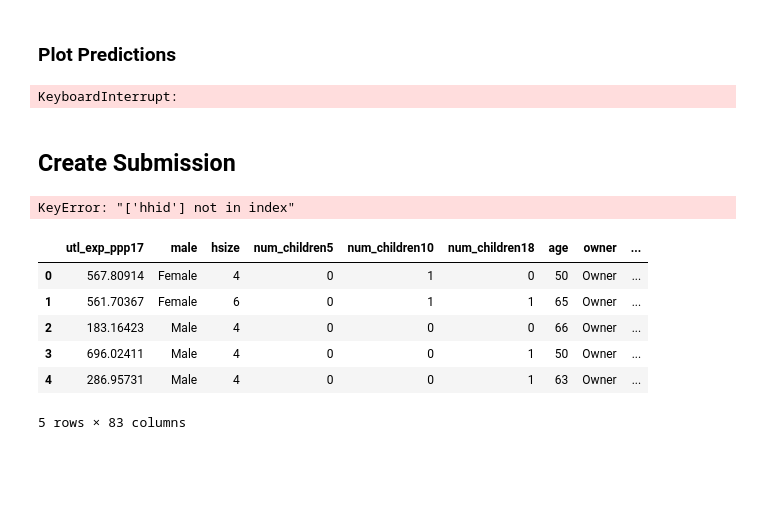
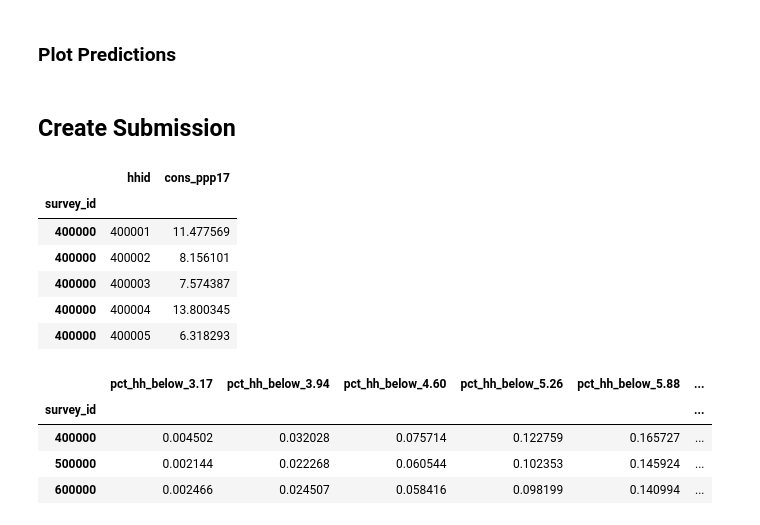
Before and after one commit to mj-datalab/poverty-prediction-challenge, a Jupyter notebook: notebooks/imputation_analysis.ipynb, the cells around one changed output. Drawn from its saved outputs; the diff is of its cells as text; code cells hidden in the pictures; blank space fills up the shorter version.

```diff
--- a/notebooks/imputation_analysis.ipynb
+++ b/notebooks/imputation_analysis.ipynb
@@ -269,40 +273,41 @@ final_model = search.best_estimator_  # pipeline with tuned hyperparameters
 final_model.fit(X_train, y_train, **{"model__sample_weight": weights})
 
 test_sub = test_data[["survey_id","hhid"]]
-test_sub = test_sub.rename(columns={"hhid": "household_id"})
 w_test = test_data[['survey_id','weight']]
 
 X_test = test_data.drop(columns=missing_percent.index.tolist())
 X_test = X_test.drop(columns=columns_to_remove)
+
 predictions = final_model.predict(X_test)
+y_test = pd.DataFrame(predictions, columns=["cons_ppp17"])
-# %% [output]
-KeyboardInterrupt:
 # %% [markdown]
 ## Create Submission
 # %%
-y_test = pd.DataFrame(predictions, columns=["cons_ppp17"])
 
 submission = pd.merge(test_sub, y_test, left_index=True, right_index=True)
+
+values = submission[['survey_id','cons_ppp17']]
+
 submission = submission.set_index("survey_id")
-print(submission.head())
-
 submission.to_csv(SUB_DIR + '\\predicted_household_consumption.csv')
 
-values = submission.reset_index()
-weights = test_data[["survey_id", "weight"]]
-submission_pr = get_poverty_thresholds(values, weights, surveys = test_data["survey_id"].unique(),pr_data=pr_data)
-print(submission_pr.head())
-
+submission_pr = get_poverty_thresholds(values, w_test, surveys = test_data["survey_id"].unique(),pr_data=pr_data)
 submission_pr.to_csv(SUB_DIR + '\\predicted_poverty_distribution.csv')
-# %% [output]
-KeyError: "['hhid'] not in index"
+# %%
+submission.head()
+# %% [output]
+|  | hhid | cons_ppp17 |
+| survey_id |  |  |
+| 400000 | 400001 | 11.477569 |
+| 400000 | 400002 | 8.156101 |
+| 400000 | 400003 | 7.574387 |
+| 400000 | 400004 | 13.800345 |
+| 400000 | 400005 | 6.318293 |
 # %%
-test_data.head()
+submission_pr.head()
 # %% [output]
-|  | utl_exp_ppp17 | male | hsize | num_children5 | num_children10 | num_children18 | age | owner | ... |
-| 0 | 567.80914 | Female | 4 | 0 | 1 | 0 | 50 | Owner | ... |
-| 1 | 561.70367 | Female | 6 | 0 | 1 | 1 | 65 | Owner | ... |
-| 2 | 183.16423 | Male | 4 | 0 | 0 | 0 | 66 | Owner | ... |
-| 3 | 696.02411 | Male | 4 | 0 | 0 | 1 | 50 | Owner | ... |
-| 4 | 286.95731 | Male | 4 | 0 | 0 | 1 | 63 | Owner | ... |
+|  | pct_hh_below_3.17 | pct_hh_below_3.94 | pct_hh_below_4.60 | pct_hh_below_5.26 | pct_hh_below_5.88 | ... |
+| survey_id |  |  |  |  |  | ... |
+| 400000 | 0.004502 | 0.032028 | 0.075714 | 0.122759 | 0.165727 | ... |
+| 500000 | 0.002144 | 0.022268 | 0.060544 | 0.102353 | 0.145924 | ... |
+| 600000 | 0.002466 | 0.024507 | 0.058416 | 0.098199 | 0.140994 | ... |
-5 rows × 83 columns
```
Also changed, not shown: parts of 3 cells of this notebook.
